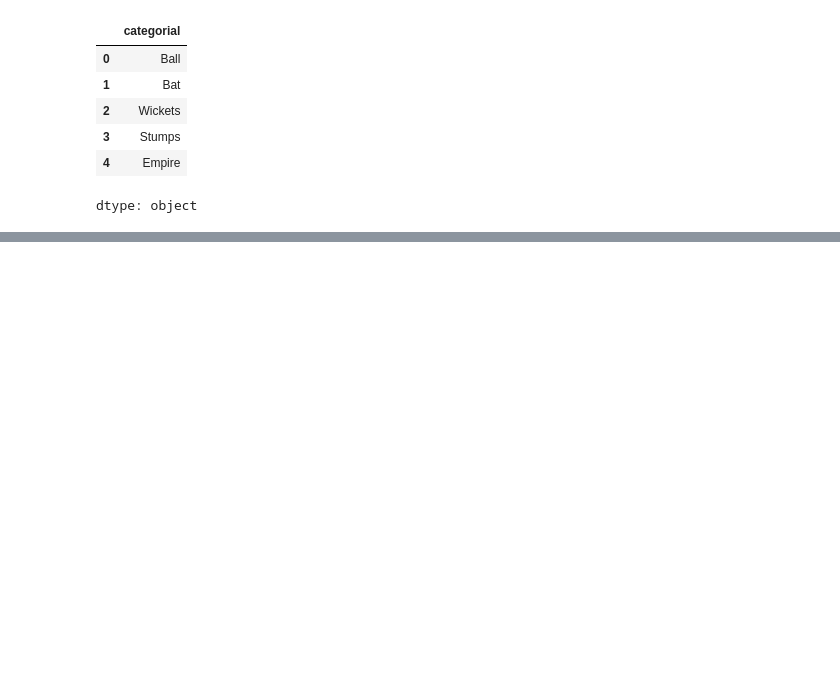
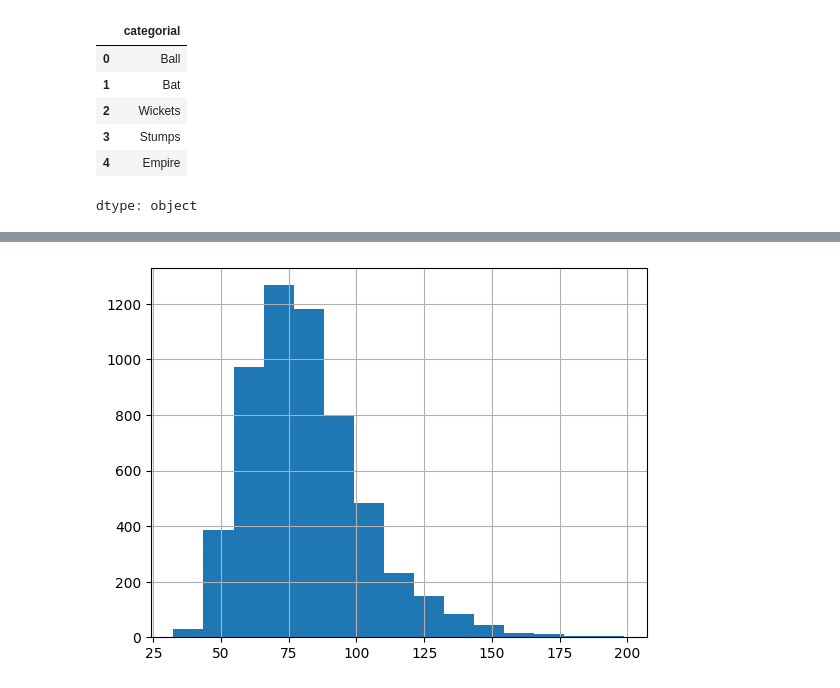
Before and after one commit to Zaibi-Here/Python-DSAI, a Jupyter notebook: Machine Learning/DataParactise1.ipynb, the cells around one changed output, grey strips where cells are left out. Cells and saved outputs as stored; diff of their text form; code cells hidden in the pictures; blank space fills up the shorter version.

```diff
--- a/Machine Learning/DataParactise1.ipynb
+++ b/Machine Learning/DataParactise1.ipynb
@@ -178,0 +258,5 @@ array([[ True, False, False],
+# %%
+wtt.hist(bins=15)  #Divide the data into 2 parts to Best Understand & Loss the Information
+plt.show()
+# %% [output]
+[figure, added]
```
Also changed, not shown: parts of 25 cells of this notebook.
